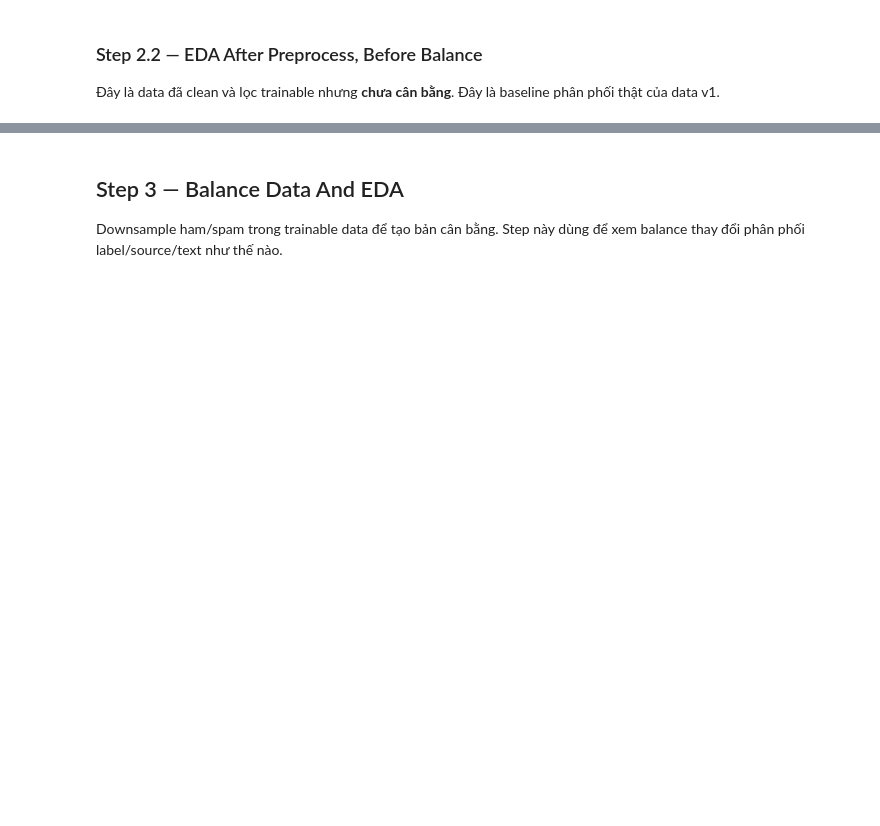
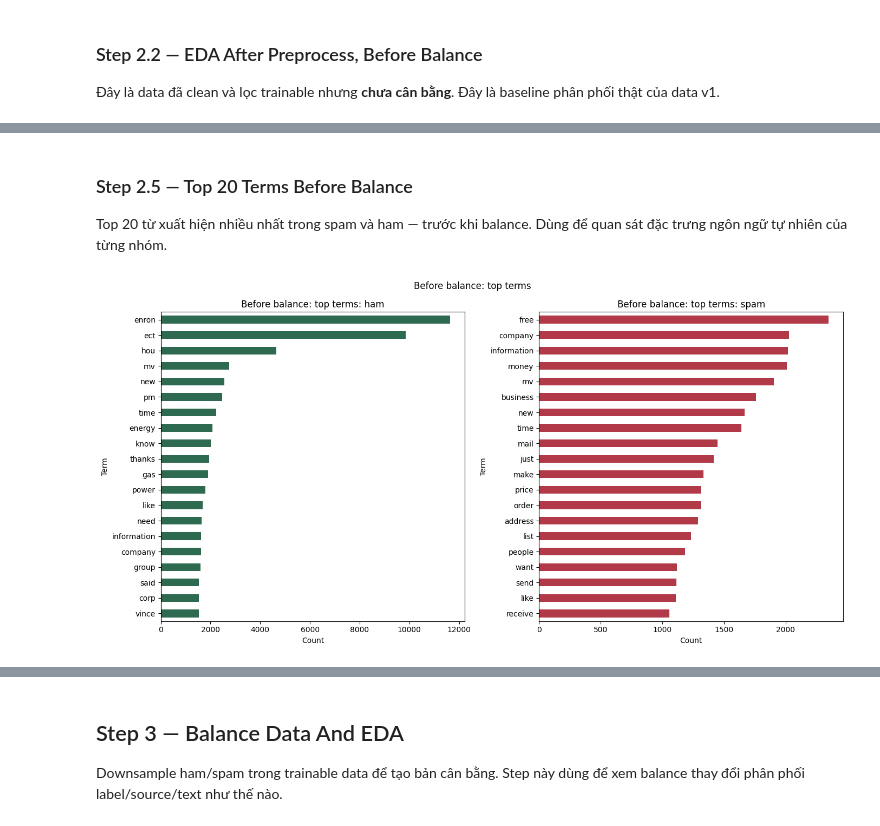
Before and after one commit to QuangManhAI/lab01-machine-learning, a Jupyter notebook: notebooks/lab01.ipynb, the cells around one changed output, grey strips where cells are left out. Drawn from its saved outputs; the diff is of its cells as text; code cells hidden in the pictures; blank space fills up the shorter version.

Commit message:
Optimize lab01 notebook: chinh sua vai i trong notebook

```diff
--- a/notebooks/lab01.ipynb
+++ b/notebooks/lab01.ipynb
@@ -265,0 +334,20 @@ eda.plot_eda_overview(before_balance_data, title_prefix="After preprocess, befor
+# %% [markdown]
+### Step 2.5 — Top 20 Terms Before Balance
+
+Top 20 từ xuất hiện nhiều nhất trong spam và ham — trước khi balance. Dùng để quan sát đặc trưng ngôn ngữ tự nhiên của từng nhóm.
+# %%
+fig, axes = plt.subplots(1, 2, figsize=(14, 7))
+
+for ax, lbl, color in zip(axes, ["ham", "spam"], ["#2d6a4f", "#b23a48"]):
+    texts = before_balance_data[before_balance_data["label"] == lbl]["clean_text"]
+    counts = texts.str.split().explode().value_counts().head(20)
+    counts[::-1].plot(kind="barh", ax=ax, color=color)
+    ax.set_title(f"Before balance: top terms: {lbl}")
+    ax.set_xlabel("Count")
+    ax.set_ylabel("Term")
+
+fig.suptitle("Before balance: top terms")
+plt.tight_layout()
+plt.show()
+# %% [output]
+[figure, added]
```
Also changed, not shown: parts of 34 cells of this notebook.
